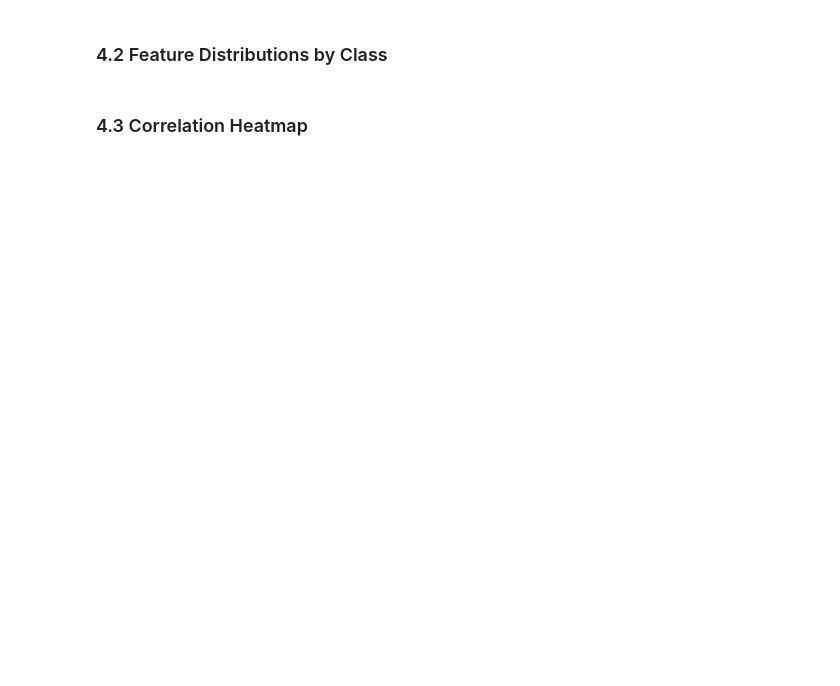
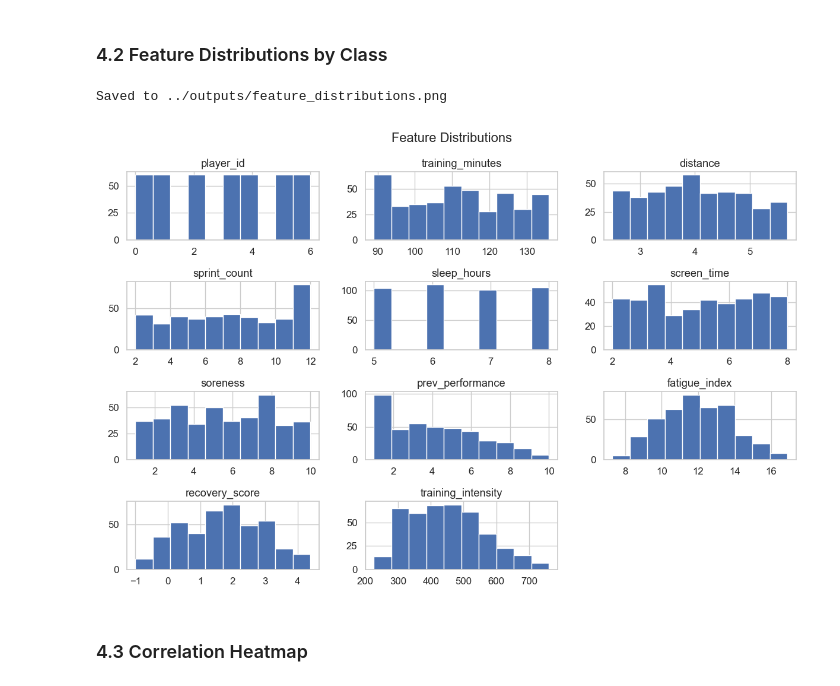
Before and after one commit to ritamrabha/Football-Performance-Prediction, a Jupyter notebook: notebooks/Football_Performance_Prediction.ipynb, the cells around one changed output. Drawn from its saved outputs; the diff is of its cells as text; code cells hidden in the pictures; blank space fills up the shorter version.

```diff
--- a/notebooks/Football_Performance_Prediction.ipynb
+++ b/notebooks/Football_Performance_Prediction.ipynb
@@ -90,7 +182,28 @@ from src.eda import plot_class_distribution_ = plot_class_distribution(df, '../o
 # %% [markdown]
 ### 4.2 Feature Distributions by Class
 # %%
-from src.eda import plot_feature_distributions_ = plot_feature_distributions(df, '../outputs')Image('../outputs/feature_distributions.png')
+import matplotlib.pyplot as plt
+
+# Select numeric columns (exclude target)
+numeric_cols = df.select_dtypes(include=['int64', 'float64']).columns.tolist()
+numeric_cols.remove('performance_today')  # remove target
+
+# Plot
+df[numeric_cols].hist(figsize=(12, 8))
+
+plt.suptitle("Feature Distributions")
+plt.tight_layout()
+
+# Save
+plt.savefig('../outputs/feature_distributions.png')
+plt.close()
+
+print("Saved to ../outputs/feature_distributions.png")
+
+display(Image('../outputs/feature_distributions.png'))
+# %% [output]
+Saved to ../outputs/feature_distributions.png
+[figure, added]
 # %% [markdown]
 ### 4.3 Correlation Heatmap
 # %%
```
Also changed, not shown: parts of 6 cells of this notebook, 15 other files.
